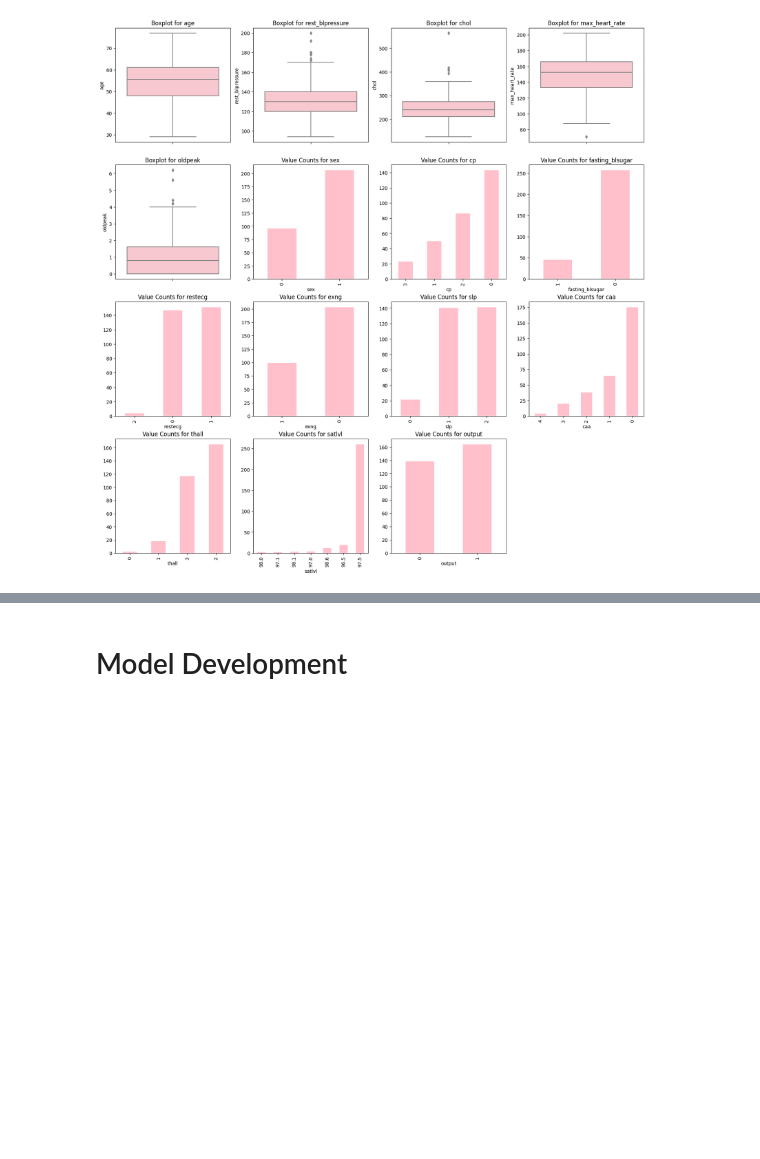
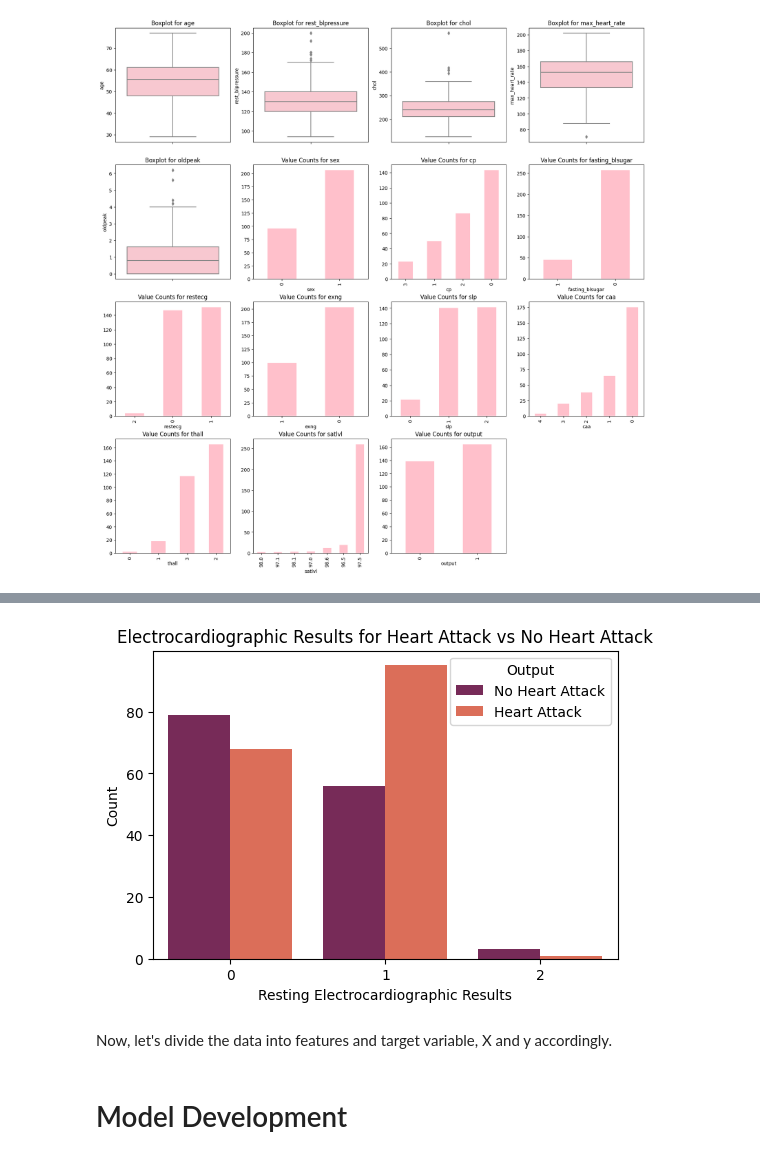
Before and after one commit to anyaachan/Heart-Attack-Prediction, a Jupyter notebook: code/main.ipynb, the cells around one changed output, grey strips where cells are left out. Cells and saved outputs as stored; diff of their text form; code cells hidden in the pictures; blank space fills up the shorter version.

```diff
--- a/code/main.ipynb
+++ b/code/main.ipynb
@@ -223,3 +242,15 @@ plt.show()
+# %%
+plt.figure(figsize=(6, 4))
+sns.countplot(data=df_data, x='restecg', hue='output', fill=True, palette="rocket")
+plt.title('Electrocardiographic Results for Heart Attack vs No Heart Attack')
+plt.xlabel('Resting Electrocardiographic Results')
+plt.ylabel('Count')
+plt.legend(title='Output', labels=['No Heart Attack', 'Heart Attack'])
+plt.show()
+# %% [output]
+[figure, added]
+# %% [markdown]
+Now, let's divide the data into features and target variable, X and y accordingly.
 # %%
 X = df_data.drop("output", axis = 1)
 y = df_data["output"]
```
Also changed, not shown: parts of 9 cells of this notebook.
